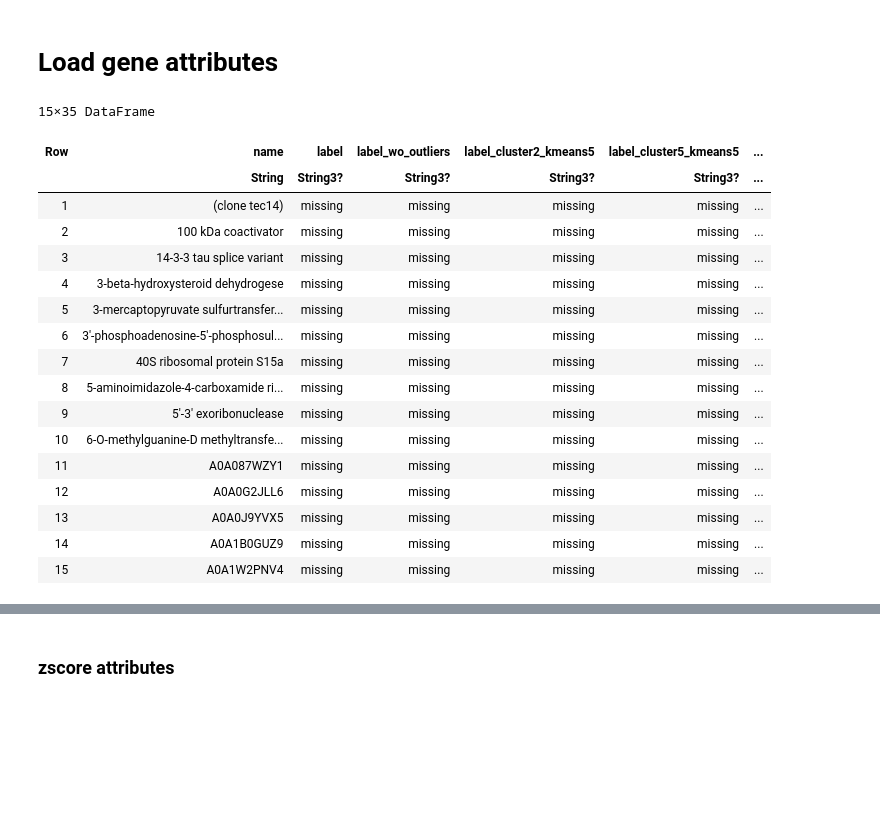
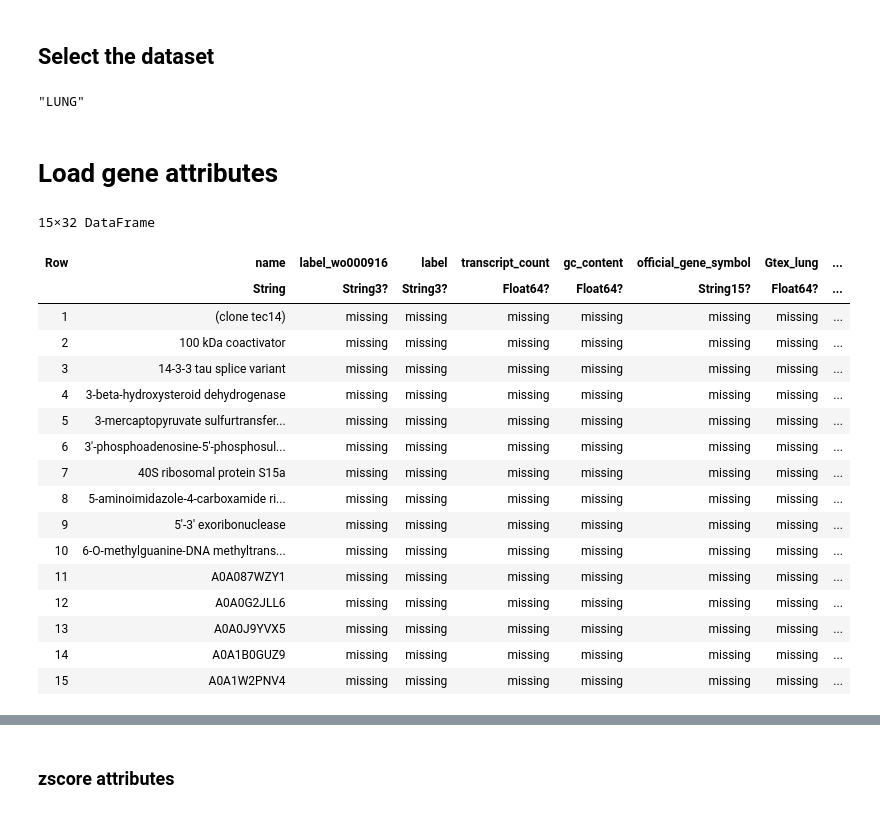
Before and after one commit to giordamaug/BIOMAT2022, a Jupyter notebook: notebooks/BIOMAT2022_workbench_julia.ipynb, the cells around one changed output, grey strips where cells are left out. Saved outputs shown, nothing was run; the diff lists cells and outputs as text; code cells hidden in the pictures; blank space fills up the shorter version.

```diff
--- a/notebooks/BIOMAT2022_workbench_julia.ipynb
+++ b/notebooks/BIOMAT2022_workbench_julia.ipynb
@@ -1,33 +1,39 @@
+# %% [markdown]
+## Select the dataset
+# %%
+dataset = "LUNG"
+# %% [output]
+"LUNG"
 # %% [markdown]
 # Load gene attributes
 # %%
 using CSV
 using DataFrames
 using Statistics
 
-df = CSV.File("../KIDNEY/node_attributes_noNA.csv", typemap=Dict(Int => Float64)) |> DataFrame    # read the attribute file
+df = CSV.File("../$dataset/node_attributes.csv", typemap=Dict(Int => Float64)) |> DataFrame    # read the attribute file
 df = unique(df, :name)      # remove possible duplicated genes
 genenames = df[!, :name]
 first(df, 15)
 # %% [output]
-15×35 DataFrame
+15×32 DataFrame
-| Row | name | label | label_wo_outliers | label_cluster2_kmeans5 | label_cluster5_kmeans5 | ... |
-|  | String | String3? | String3? | String3? | String3? | ... |
-| 1 | (clone tec14) | missing | missing | missing | missing | ... |
-| 2 | 100 kDa coactivator | missing | missing | missing | missing | ... |
-| 3 | 14-3-3 tau splice variant | missing | missing | missing | missing | ... |
-| 4 | 3-beta-hydroxysteroid dehydrogese | missing | missing | missing | missing | ... |
-| 5 | 3-mercaptopyruvate sulfurtransfer... | missing | missing | missing | missing | ... |
-| 6 | 3'-phosphoadenosine-5'-phosphosul... | missing | missing | missing | missing | ... |
-| 7 | 40S ribosomal protein S15a | missing | missing | missing | missing | ... |
-| 8 | 5-aminoimidazole-4-carboxamide ri... | missing | missing | missing | missing | ... |
-| 9 | 5'-3' exoribonuclease | missing | missing | missing | missing | ... |
-| 10 | 6-O-methylguanine-D methyltransfe... | missing | missing | missing | missing | ... |
-| 11 | A0A087WZY1 | missing | missing | missing | missing | ... |
-| 12 | A0A0G2JLL6 | missing | missing | missing | missing | ... |
-| 13 | A0A0J9YVX5 | missing | missing | missing | missing | ... |
-| 14 | A0A1B0GUZ9 | missing | missing | missing | missing | ... |
-| 15 | A0A1W2PNV4 | missing | missing | missing | missing | ... |
+| Row | name | label_wo000916 | label | transcript_count | gc_content | official_gene_symbol | Gtex_lung | ... |
+|  | String | String3? | String3? | Float64? | Float64? | String15? | Float64? | ... |
+| 1 | (clone tec14) | missing | missing | missing | missing | missing | missing | ... |
+| 2 | 100 kDa coactivator | missing | missing | missing | missing | missing | missing | ... |
+| 3 | 14-3-3 tau splice variant | missing | missing | missing | missing | missing | missing | ... |
+| 4 | 3-beta-hydroxysteroid dehydrogenase | missing | missing | missing | missing | missing | missing | ... |
+| 5 | 3-mercaptopyruvate sulfurtransfer... | missing | missing | missing | missing | missing | missing | ... |
+| 6 | 3'-phosphoadenosine-5'-phosphosul... | missing | missing | missing | missing | missing | missing | ... |
+| 7 | 40S ribosomal protein S15a | missing | missing | missing | missing | missing | missing | ... |
+| 8 | 5-aminoimidazole-4-carboxamide ri... | missing | missing | missing | missing | missing | missing | ... |
+| 9 | 5'-3' exoribonuclease | missing | missing | missing | missing | missing | missing | ... |
+| 10 | 6-O-methylguanine-DNA methyltrans... | missing | missing | missing | missing | missing | missing | ... |
+| 11 | A0A087WZY1 | missing | missing | missing | missing | missing | missing | ... |
+| 12 | A0A0G2JLL6 | missing | missing | missing | missing | missing | missing | ... |
+| 13 | A0A0J9YVX5 | missing | missing | missing | missing | missing | missing | ... |
+| 14 | A0A1B0GUZ9 | missing | missing | missing | missing | missing | missing | ... |
+| 15 | A0A1W2PNV4 | missing | missing | missing | missing | missing | missing | ... |
 # %%
 numeric_columns = []
 for nm in names(df)
```
Also changed, not shown: parts of 15 cells of this notebook.
